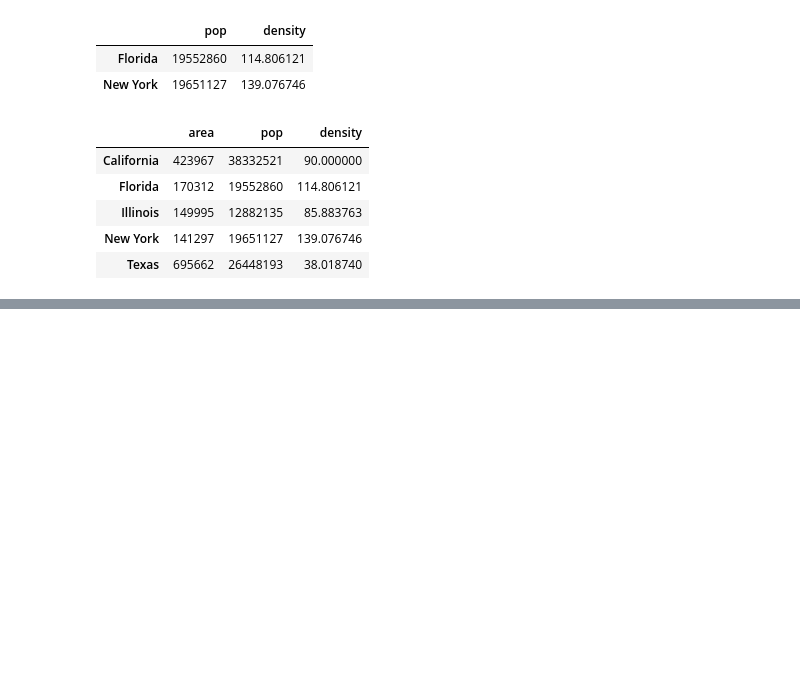
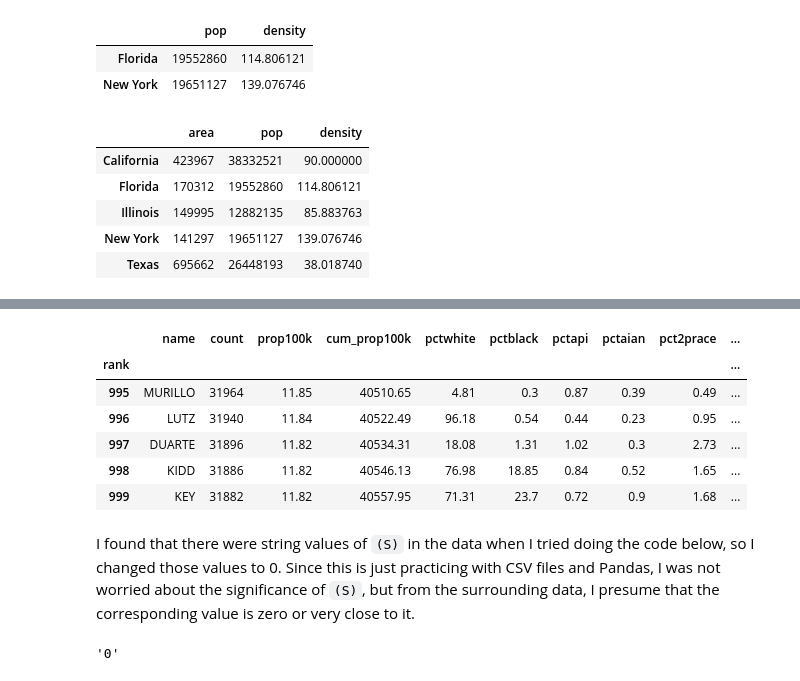
Before and after one commit to mmj32/Class-Practice-Repo, a Jupyter notebook: todo3/pandas_notes_Brianna.ipynb, the cells around one changed output, grey strips where cells are left out. Saved outputs shown, nothing was run; the diff lists cells and outputs as text; code cells hidden in the pictures; blank space fills up the shorter version.

```diff
--- a/todo3/pandas_notes_Brianna.ipynb
+++ b/todo3/pandas_notes_Brianna.ipynb
@@ -595,0 +625,17 @@ data
+# %%
+surnames.tail()
+# %% [output]
+|  | name | count | prop100k | cum_prop100k | pctwhite | pctblack | pctapi | pctaian | pct2prace | ... |
+| rank |  |  |  |  |  |  |  |  |  | ... |
+| 995 | MURILLO | 31964 | 11.85 | 40510.65 | 4.81 | 0.3 | 0.87 | 0.39 | 0.49 | ... |
+| 996 | LUTZ | 31940 | 11.84 | 40522.49 | 96.18 | 0.54 | 0.44 | 0.23 | 0.95 | ... |
+| 997 | DUARTE | 31896 | 11.82 | 40534.31 | 18.08 | 1.31 | 1.02 | 0.3 | 2.73 | ... |
+| 998 | KIDD | 31886 | 11.82 | 40546.13 | 76.98 | 18.85 | 0.84 | 0.52 | 1.65 | ... |
+| 999 | KEY | 31882 | 11.82 | 40557.95 | 71.31 | 23.7 | 0.72 | 0.9 | 1.68 | ... |
+# %% [markdown]
+I found that there were string values of `(S)` in the data when I tried doing the code below, so I changed those values to 0. Since this is just practicing with CSV files and Pandas, I was not worried about the significance of `(S)`, but from the surrounding data, I presume that the corresponding value is zero or very close to it.
+# %%
+surnames.replace(to_replace='(S)', value="0", inplace=True)     # replace the string values with 0 in place
+surnames['pctblack'].iloc[873]     # confirm replacement worked (this value was one of the trouble spots)
+# %% [output]
+'0'
```
Also changed, not shown: parts of 19 cells of this notebook.
